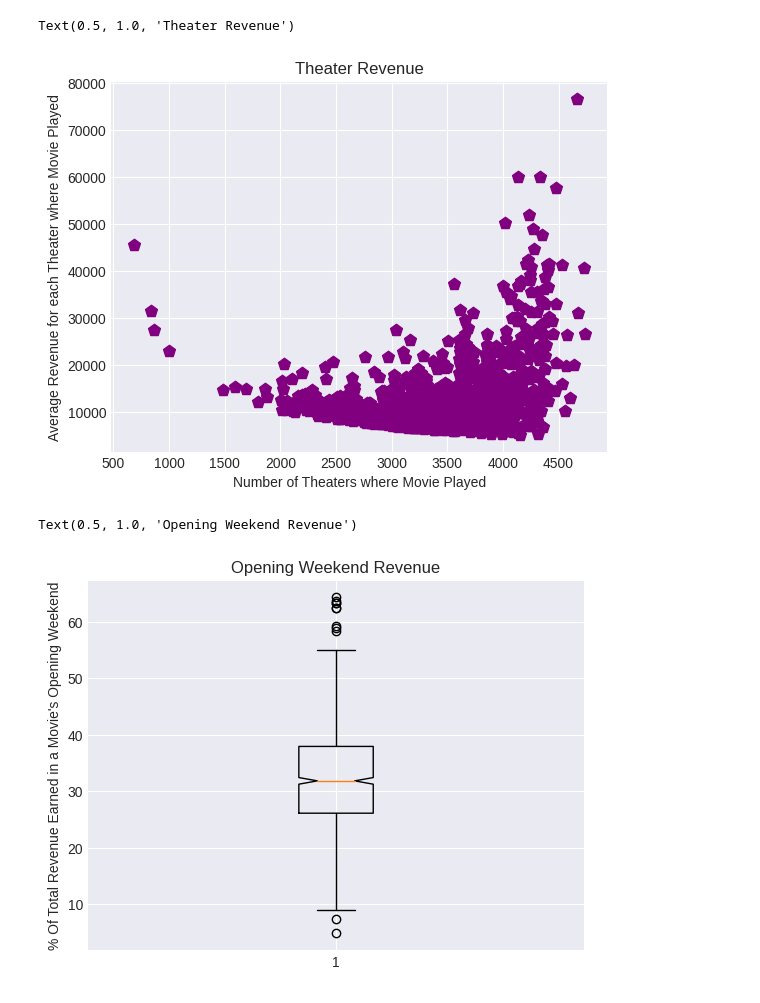
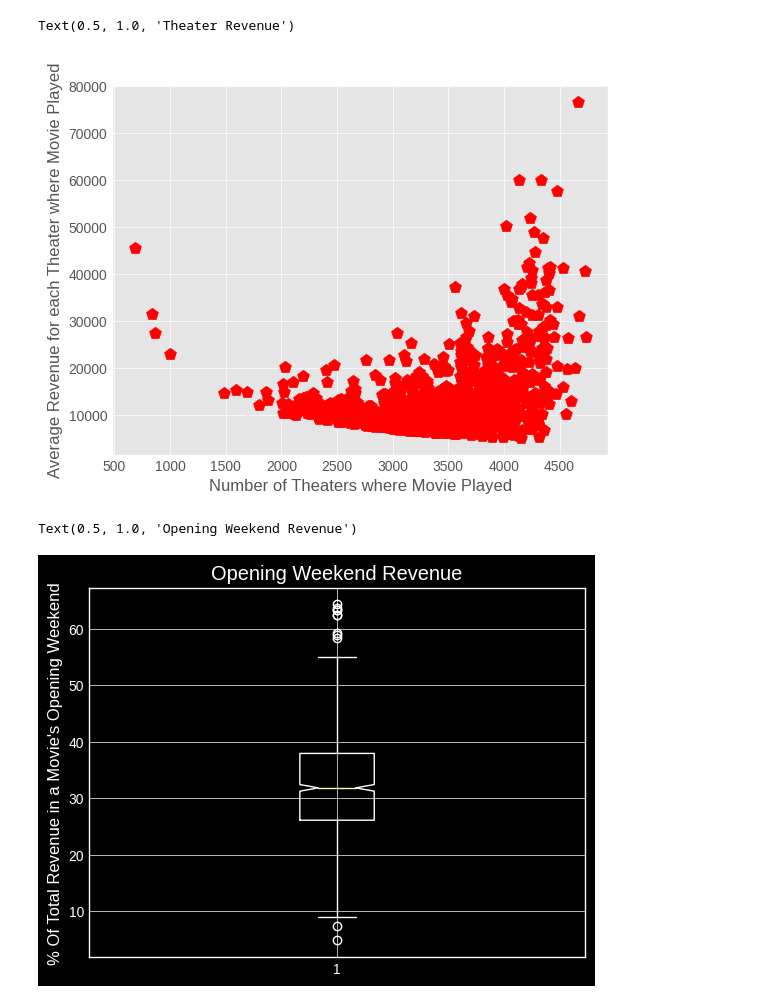
Before and after one commit to jegrossman2004/DataVis, a Jupyter notebook: PythonViz.ipynb, the cells around one changed output. Saved outputs shown, nothing was run; the diff lists cells and outputs as text; code cells hidden in the pictures.

```diff
--- a/PythonViz.ipynb
+++ b/PythonViz.ipynb
@@ -69,19 +61,21 @@ Text(0.5, 1.0, 'Mean Total Gross by Distributor')
 # %%
+plt.style.use('ggplot')
 x=list(df['Theaters'])
 y=list(df['Average'])
 fig,ax=plt.subplots()
-ax.scatter(x,y,s=80,marker=(5,0),color='purple')
+ax.scatter(x,y,s=80,marker=(5,0),color='red')
 ax.set_ylabel("Average Revenue for each Theater where Movie Played")
 ax.set_xlabel("Number of Theaters where Movie Played")
 ax.set_title('Theater Revenue')
 # %% [output]
 Text(0.5, 1.0, 'Theater Revenue')
-[figure, old version]
+[figure, new version]
 # %%
+plt.style.use('dark_background')
 fig,ax=plt.subplots()
 ax.boxplot(list(df['% of Total']),1)
-ax.set_ylabel("% Of Total Revenue Earned in a Movie's Opening Weekend")
+ax.set_ylabel("% Of Total Revenue in a Movie's Opening Weekend")
 ax.set_title("Opening Weekend Revenue")
 # %% [output]
 Text(0.5, 1.0, 'Opening Weekend Revenue')
-[figure, old version]
+[figure, new version]
```
Also changed, not shown: parts of 3 cells of this notebook.
